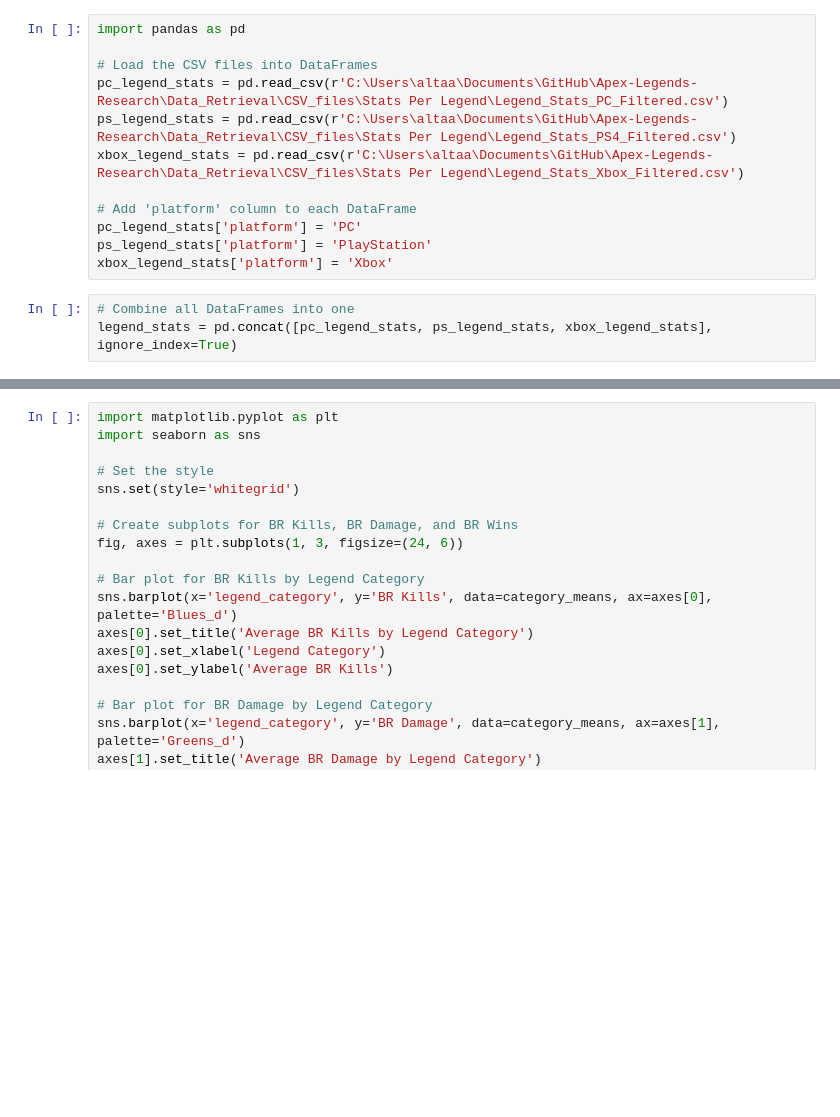
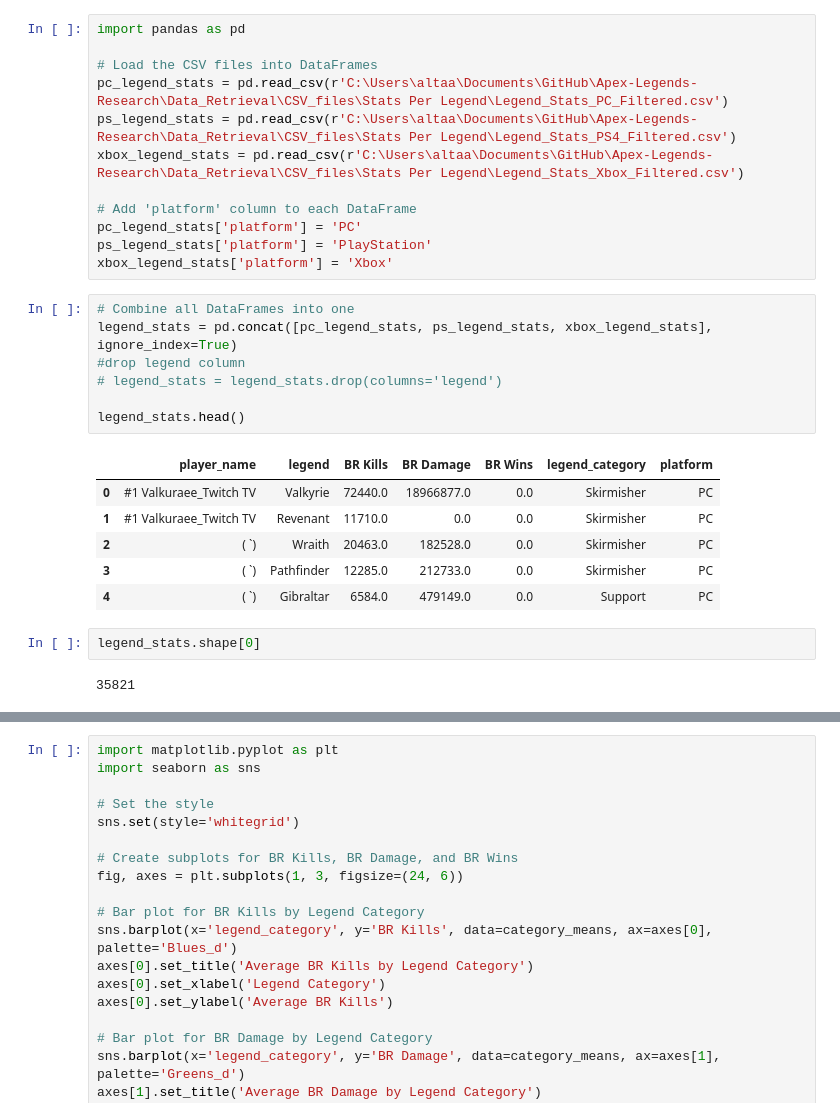
Before and after one commit to AltaafAlly/Apex-Legends-Research, a Jupyter notebook: Data Analysis/Legend_Stats_Analysis.ipynb, the cells around one changed output, grey strips where cells are left out. Cells and saved outputs as stored; diff of their text form; blank space fills up the shorter version.

```diff
--- a/Data Analysis/Legend_Stats_Analysis.ipynb
+++ b/Data Analysis/Legend_Stats_Analysis.ipynb
@@ -13,3 +13,18 @@ xbox_legend_stats['platform'] = 'Xbox'
 # %%
 # Combine all DataFrames into one
 legend_stats = pd.concat([pc_legend_stats, ps_legend_stats, xbox_legend_stats], ignore_index=True)
+#drop legend column
+# legend_stats = legend_stats.drop(columns='legend')
+
+legend_stats.head()
+# %% [output]
+|  | player_name | legend | BR Kills | BR Damage | BR Wins | legend_category | platform |
+| 0 | #1 Valkuraee_Twitch TV | Valkyrie | 72440.0 | 18966877.0 | 0.0 | Skirmisher | PC |
+| 1 | #1 Valkuraee_Twitch TV | Revenant | 11710.0 | 0.0 | 0.0 | Skirmisher | PC |
+| 2 | ( `) | Wraith | 20463.0 | 182528.0 | 0.0 | Skirmisher | PC |
+| 3 | ( `) | Pathfinder | 12285.0 | 212733.0 | 0.0 | Skirmisher | PC |
+| 4 | ( `) | Gibraltar | 6584.0 | 479149.0 | 0.0 | Support | PC |
+# %%
+legend_stats.shape[0]
+# %% [output]
+35821
```
Also changed, not shown: parts of 14 cells of this notebook, 20 other files.
